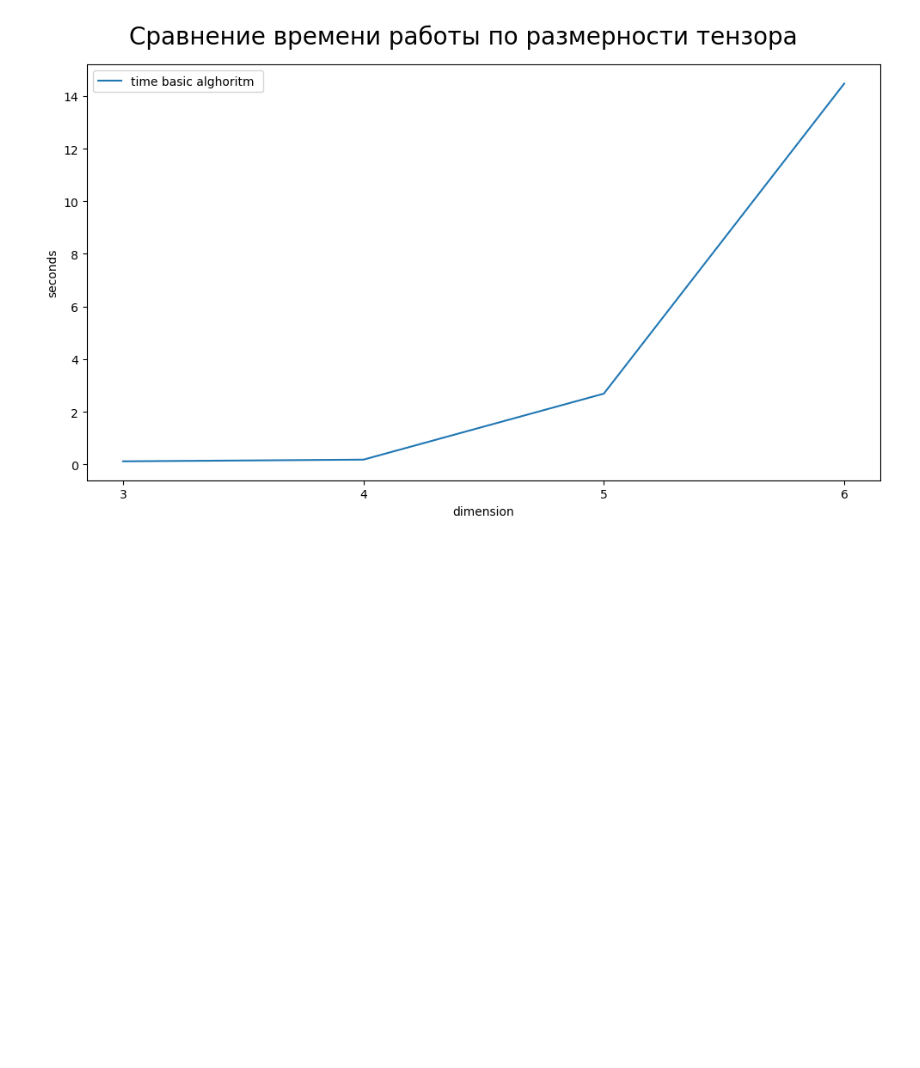
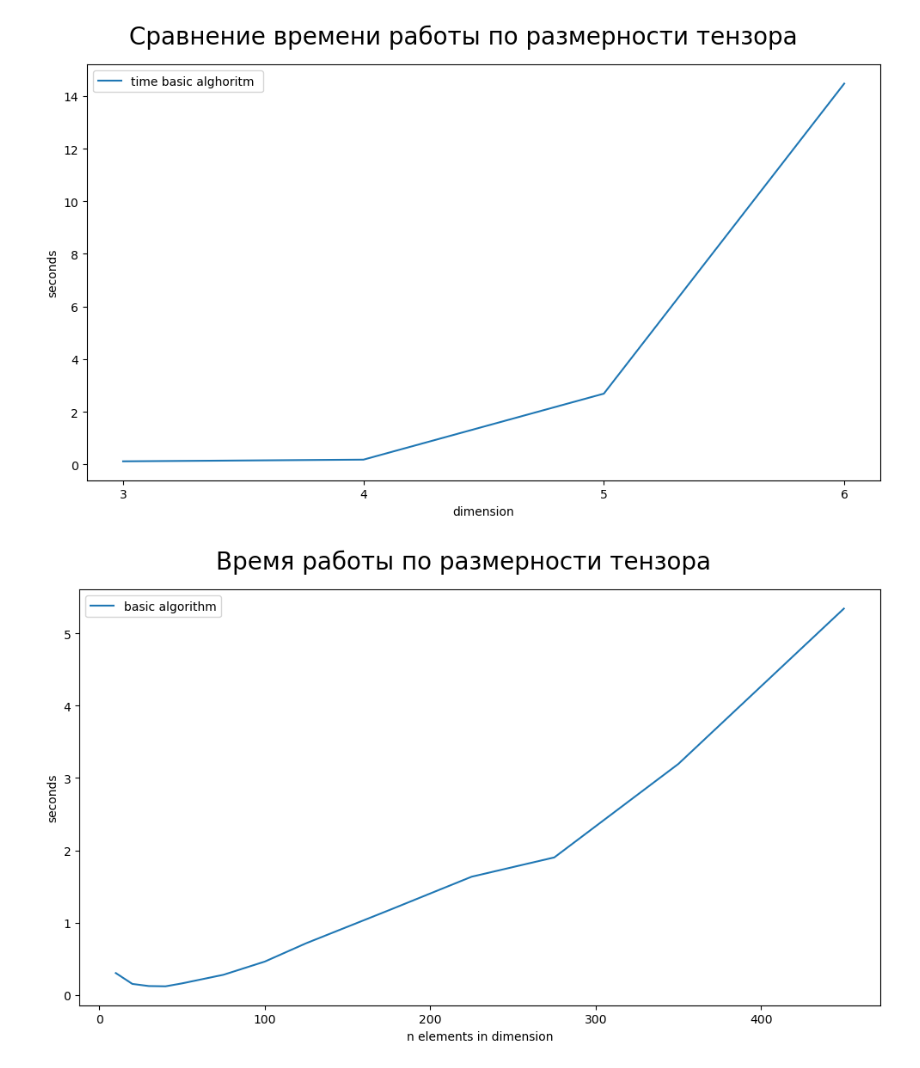
Before and after one commit to CyberKachok/CP-tensor-decomposition, a Jupyter notebook: CP_decomposition.ipynb, the cells around one changed output. Drawn from its saved outputs; the diff is of its cells as text; code cells hidden in the pictures; blank space fills up the shorter version.

Commit message:
added time graph

```diff
--- a/CP_decomposition.ipynb
+++ b/CP_decomposition.ipynb
@@ -1007,3 +1007,33 @@ fig.tight_layout()
 plt.show()
 # %% [output]
 [figure]
+# %%
+sizes = [10, 20, 30, 40, 50, 75, 100, 125, 175, 225, 275, 350, 450]
+
+times = []
+
+for size in sizes:
+    X = np.random.uniform(1, 10, (size, size, size))
+
+    time = %timeit -n1 -o -q tensor_CP(X, rank=25, )
+    times.append(time.average)
+# %%
+mosaic = '''
+QQQ
+'''
+
+fig, ax = plt.subplot_mosaic(mosaic=mosaic)
+
+
+ax['Q'].plot(sizes, times, label = "basic algorithm")
+ax['Q'].set_ylabel('seconds', fontsize=10)
+ax['Q'].set_xlabel('n elements in dimension', fontsize=10)
+ax['Q'].legend()
+
+fig.suptitle('Время работы по размерности тензора', fontsize=20)
+fig.set_size_inches(10, 6)
+fig.tight_layout()
+
+plt.show()
+# %% [output]
+[figure, added]
```
